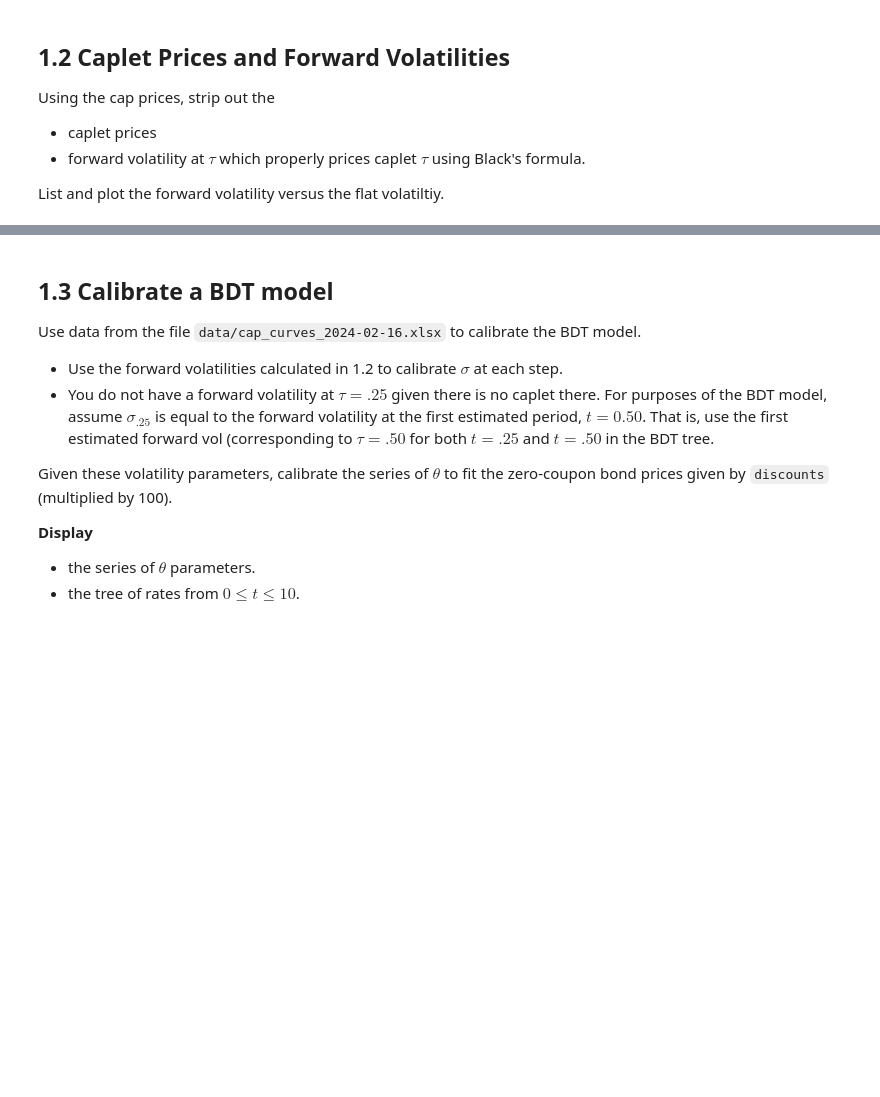
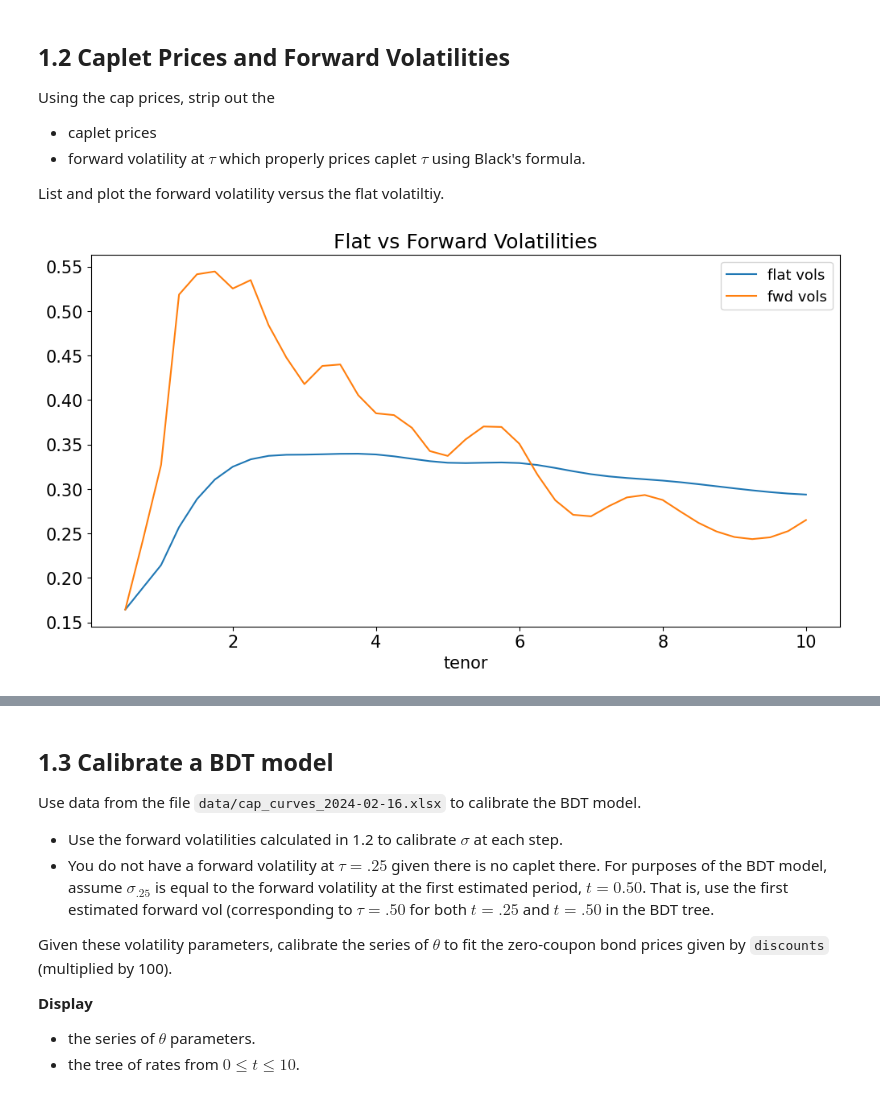
Before and after one commit to nicklewis-16/finm-fiderivs-2024, a Jupyter notebook: homework/Homework 2.ipynb, the cells around one changed output, grey strips where cells are left out. Drawn from its saved outputs; the diff is of its cells as text; code cells hidden in the pictures; blank space fills up the shorter version.

```diff
--- a/homework/Homework 2.ipynb
+++ b/homework/Homework 2.ipynb
@@ -71,3 +268,8 @@ Using the cap prices, strip out the
 * forward volatility at $\tau$ which properly prices caplet $\tau$ using Black's formula.
 
 List and plot the forward volatility versus the flat volatiltiy.
+# %%
+capcurves[['flat vols', 'fwd vols']].plot(title = 'Flat vs Forward Volatilities')
+plt.show()
+# %% [output]
+[figure, added]
```
Also changed, not shown: parts of 13 cells of this notebook.
